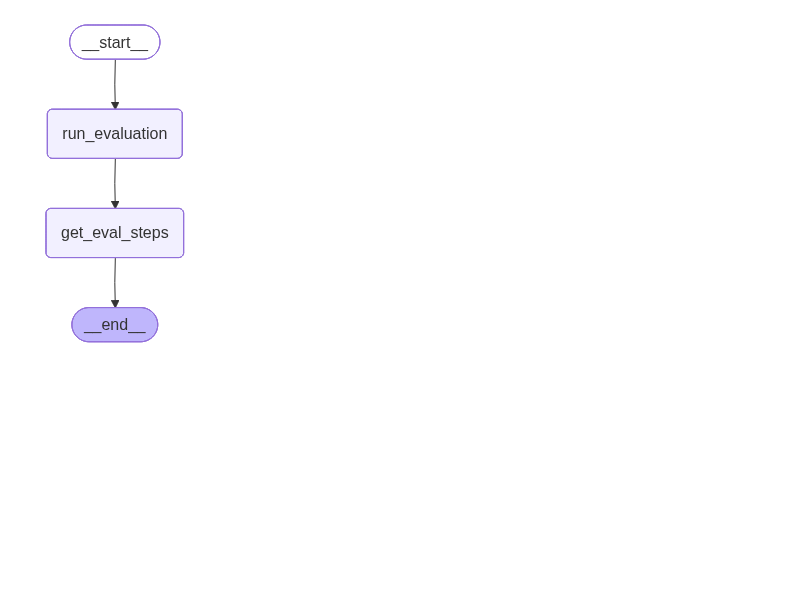
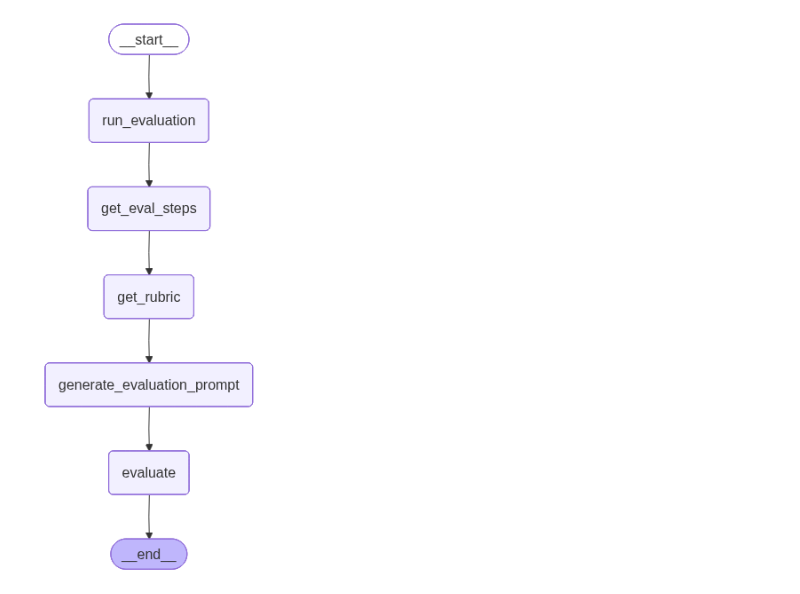
Before and after one commit to steob92/open_eval, a Jupyter notebook: langchain_eval.ipynb, the cells around one changed output. Saved outputs shown, nothing was run; the diff lists cells and outputs as text; code cells hidden in the pictures; blank space fills up the shorter version.

```diff
--- a/langchain_eval.ipynb
+++ b/langchain_eval.ipynb
@@ -102,15 +152,31 @@ def build_graph():
     )
 
     graph_builder.add_node(
-        "evaluate_criteria",
-        evaluate_criteria,
-        # inputs=["criteria", "test_case"],
-        # outputs=["result"],
+        "get_rubric",
+        generate_rubric
+    )
+
+    # graph_builder.add_node(
+    #     "evaluate_criteria",
+    #     evaluate_criteria,
+    #     # inputs=["criteria", "test_case"],
+    #     # outputs=["result"],
+    # )
+
+    graph_builder.add_node(
+        "generate_evaluation_prompt",
+        generate_evaluation_prompt,
+    )
+    graph_builder.add_node(
+        "evaluate",
+        evaluate,
     )
     graph_builder.add_edge(START, "run_evaluation")
     graph_builder.add_edge("run_evaluation", "get_eval_steps")
-    graph_builder.add_edge("get_eval_steps", "evaluate_criteria")
-    graph_builder.add_edge("evaluate_criteria", END)
+    graph_builder.add_edge("get_eval_steps", "get_rubric")
+    graph_builder.add_edge("get_rubric", "generate_evaluation_prompt")
+    graph_builder.add_edge("generate_evaluation_prompt", "evaluate")
+    graph_builder.add_edge("evaluate", END)
     # Compile the graph
     graph = graph_builder.compile()
 
@@ -119,9 +185,9 @@ def build_graph():
 graph = build_graph()
 # %%
 from IPython.display import Image, display
-Image(graph.get_graph().draw_mermaid_png())
+Image(graph.get_graph().draw_mermaid_png(output_file_path="./graph.png"))
 # %% [output]
-[figure, old version]
+[figure, new version]
 # %%
 # Example: start with a user message we want to evaluate
 from langchain_core.messages import HumanMessage
```
Also changed, not shown: parts of 5 cells of this notebook, 3 other files.
